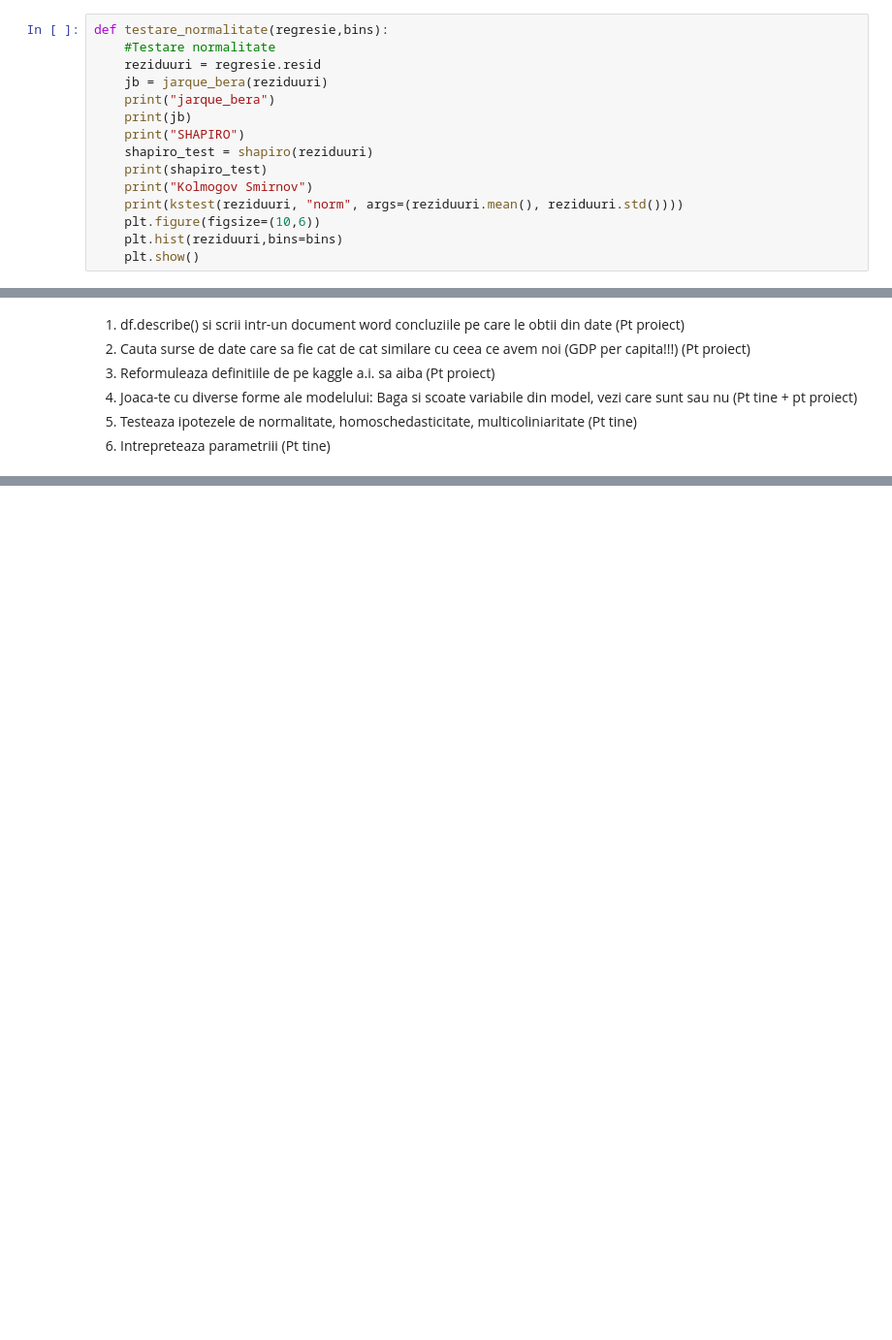
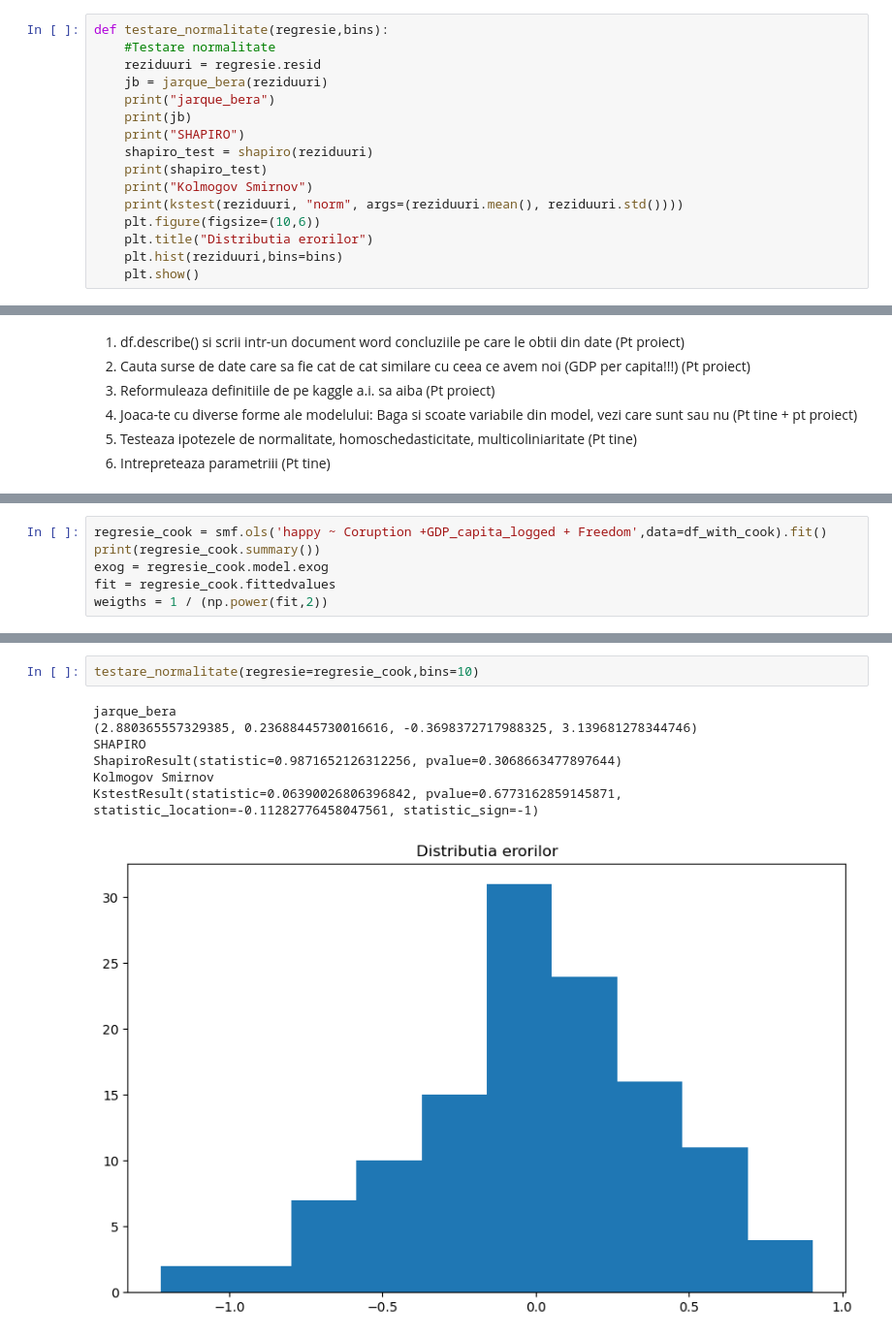
Before and after one commit to srvalex/Econometrie, a Jupyter notebook: Model2.ipynb, the cells around one changed output, grey strips where cells are left out. Shown at 97% size. Drawn from its saved outputs; the diff is of its cells as text; blank space fills up the shorter version.

```diff
--- a/Model2.ipynb
+++ b/Model2.ipynb
@@ -47,6 +47,7 @@ def testare_normalitate(regresie,bins):
     print("Kolmogov Smirnov")
     print(kstest(reziduuri, "norm", args=(reziduuri.mean(), reziduuri.std())))
     plt.figure(figsize=(10,6))
+    plt.title("Distributia erorilor")
     plt.hist(reziduuri,bins=bins)
     plt.show()
 # %%
@@ -358,0 +336,6 @@ Notes:
+# %%
+regresie_cook = smf.ols('happy ~ Coruption +GDP_capita_logged + Freedom',data=df_with_cook).fit()
+print(regresie_cook.summary())
+exog = regresie_cook.model.exog
+fit = regresie_cook.fittedvalues
+weigths = 1 / (np.power(fit,2))
@@ -358,0 +360,10 @@ Notes:
+# %%
+testare_normalitate(regresie=regresie_cook,bins=10)
+# %% [output]
+jarque_bera
+(2.880365557329385, 0.23688445730016616, -0.3698372717988325, 3.139681278344746)
+SHAPIRO
+ShapiroResult(statistic=0.9871652126312256, pvalue=0.3068663477897644)
+Kolmogov Smirnov
+KstestResult(statistic=0.06390026806396842, pvalue=0.6773162859145871, statistic_location=-0.11282776458047561, statistic_sign=-1)
+[figure, added]
```
Also changed, not shown: parts of 7 cells of this notebook.
